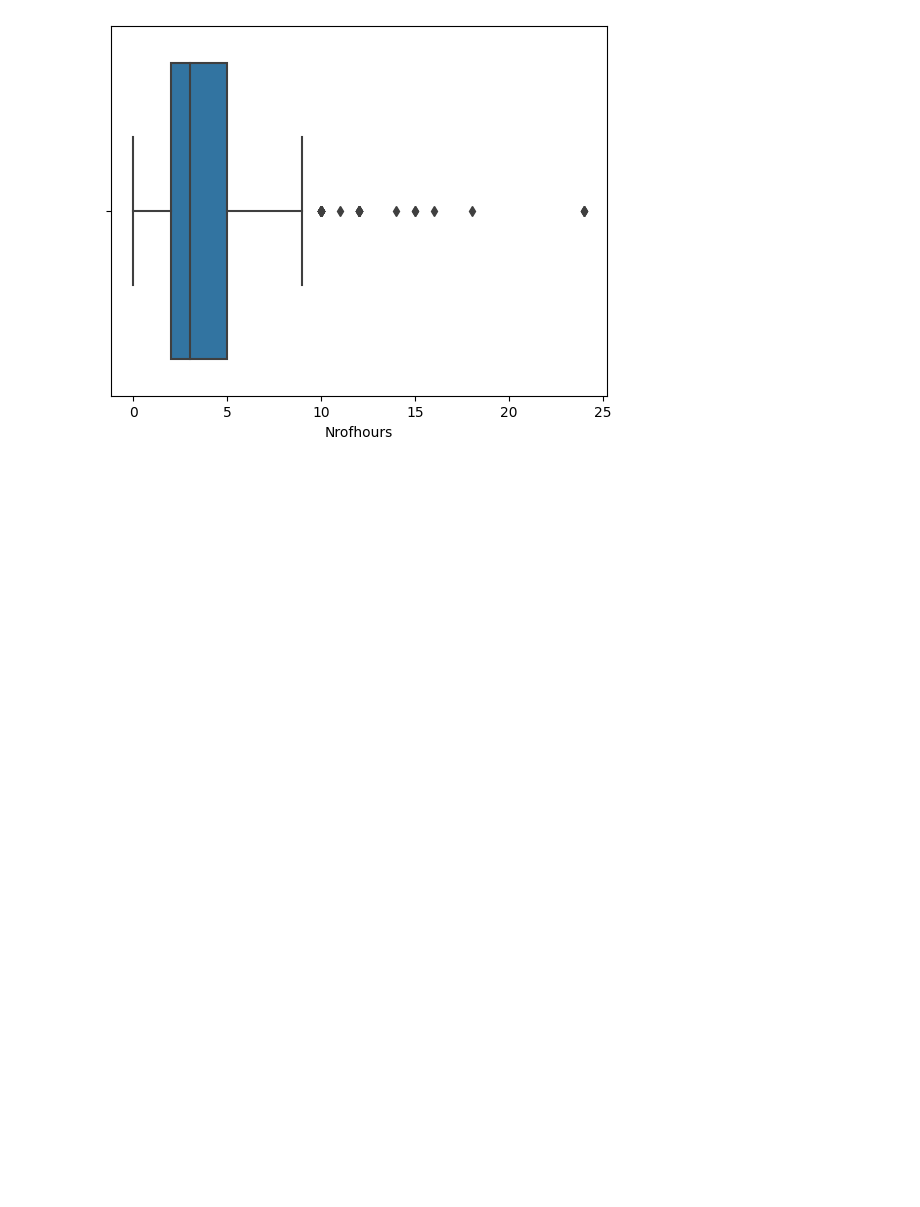
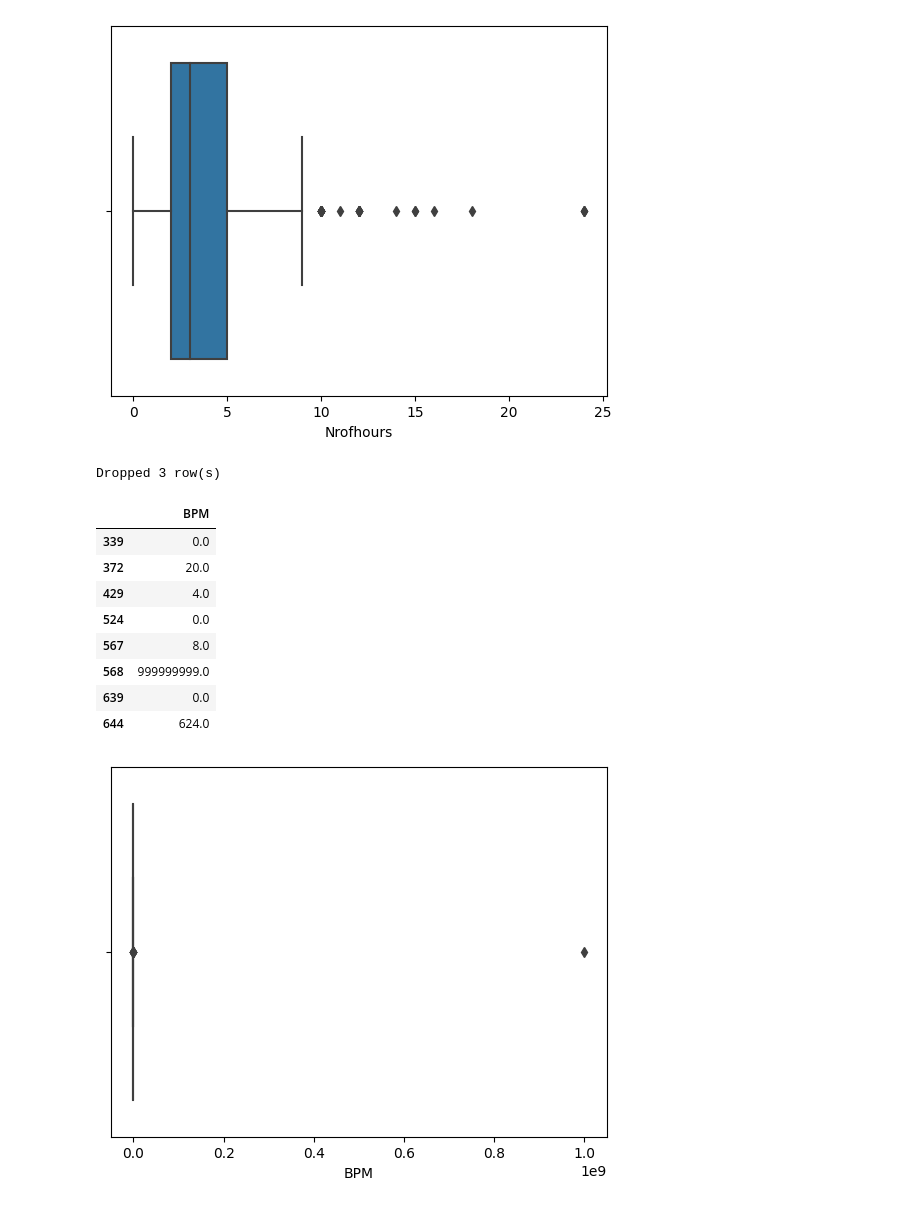
Before and after one commit to ralucacrisan/datasciencecoursera, a Jupyter notebook: music-and-mental-health-eda.ipynb, the cells around one changed output. Cells and saved outputs as stored; diff of their text form; code cells hidden in the pictures; blank space fills up the shorter version.

```diff
--- a/music-and-mental-health-eda.ipynb
+++ b/music-and-mental-health-eda.ipynb
@@ -287,3 +287,24 @@ sns.boxplot(x=MMH['Nrofhours'])
 # %% [output]
 <Axes: xlabel='Nrofhours'>
 [figure]
+# %%
+# one respondent reports 24 hrs/day — not plausible, drop it
+n_before = len(MMH)
+MMH = MMH[MMH['Nrofhours'] < 24]
+print(f"Dropped {n_before - len(MMH)} row(s)")
+
+# check BPM next — this dataset has a known impossible value
+sns.boxplot(x=MMH['BPM'])
+MMH[(MMH['BPM'] < 40) | (MMH['BPM'] > 250)][['BPM']]
+# %% [output]
+Dropped 3 row(s)
+|  | BPM |
+| 339 | 0.0 |
+| 372 | 20.0 |
+| 429 | 4.0 |
+| 524 | 0.0 |
+| 567 | 8.0 |
+| 568 | 999999999.0 |
+| 639 | 0.0 |
+| 644 | 624.0 |
+[figure, added]
```
Also changed, not shown: parts of 1 cell of this notebook.
